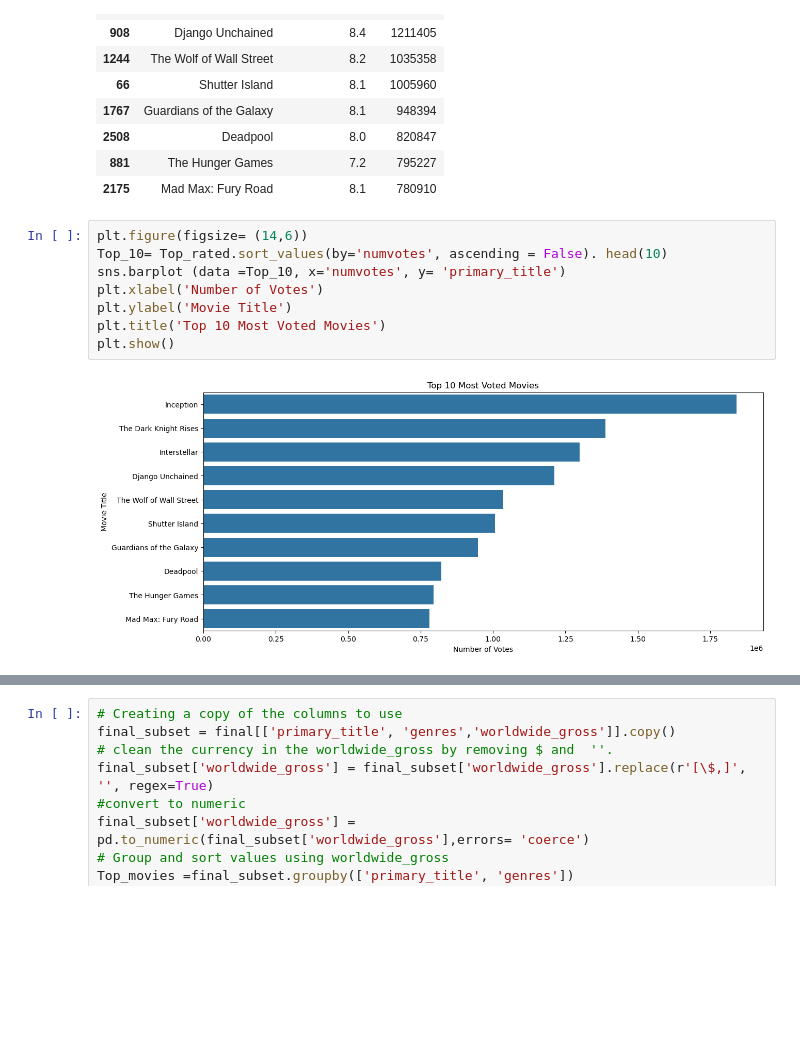
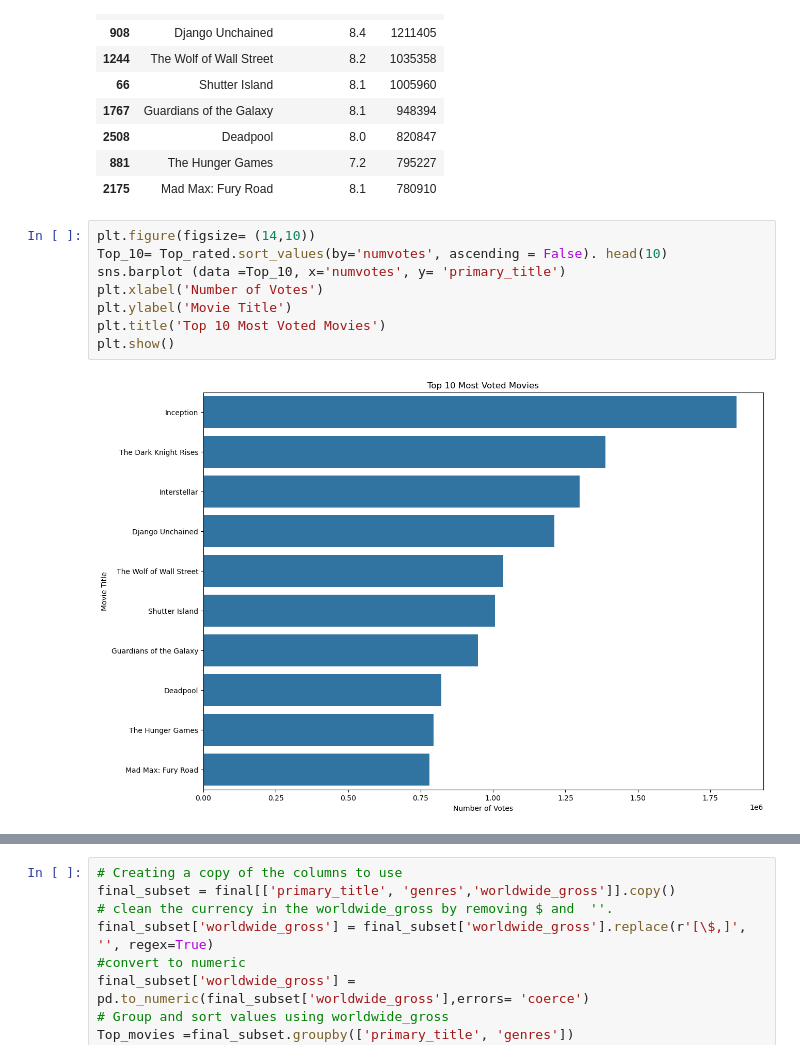
Before and after one commit to Luccy-svg/New_Movie_Studio_Project, a Jupyter notebook: student.ipynb, the cells around one changed output, grey strips where cells are left out. Saved outputs shown, nothing was run; the diff lists cells and outputs as text; blank space fills up the shorter version.

```diff
--- a/student.ipynb
+++ b/student.ipynb
@@ -798,12 +798,12 @@ Top_rated.head(10)
 | 881 | The Hunger Games | 7.2 | 795227 |
 | 2175 | Mad Max: Fury Road | 8.1 | 780910 |
 # %%
-plt.figure(figsize= (14,6))
+plt.figure(figsize= (14,10))
 Top_10= Top_rated.sort_values(by='numvotes', ascending = False). head(10)
 sns.barplot (data =Top_10, x='numvotes', y= 'primary_title')
 plt.xlabel('Number of Votes')
 plt.ylabel('Movie Title')
 plt.title('Top 10 Most Voted Movies')
 plt.show()
 # %% [output]
-[figure, old version]
+[figure, new version]
```
Also changed, not shown: parts of 9 cells of this notebook.
